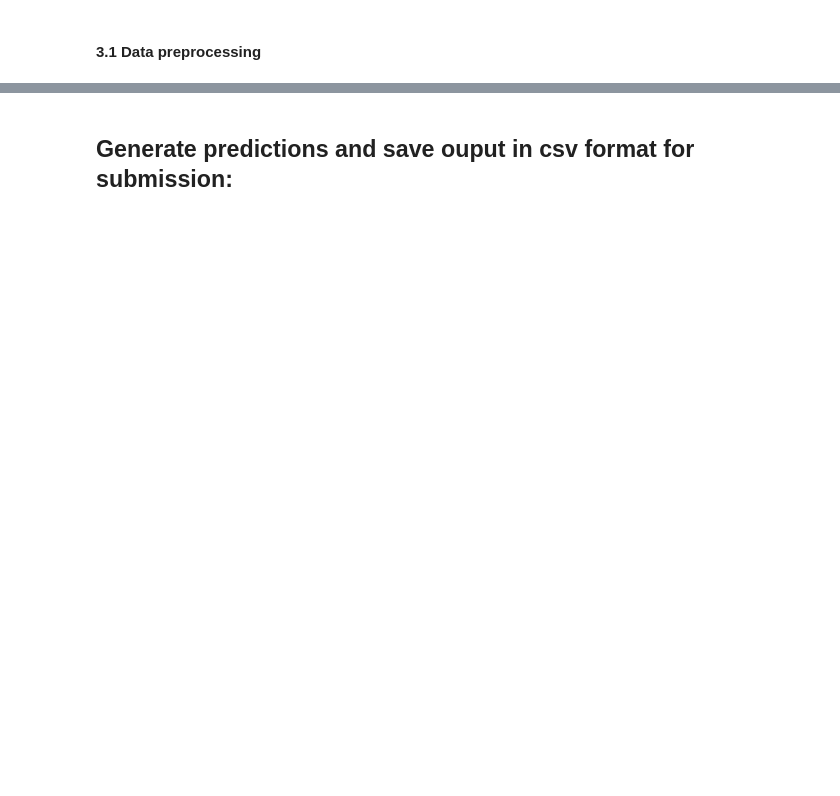
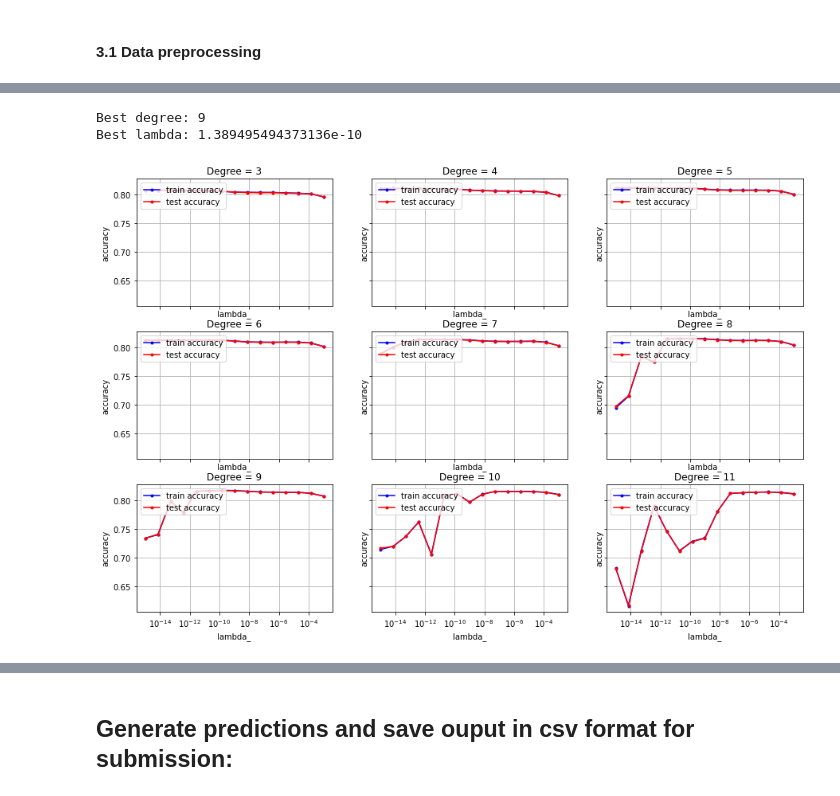
Before and after one commit to Noyt/ML2020_PR1, a Jupyter notebook: project1.ipynb, the cells around one changed output, grey strips where cells are left out. Cells and saved outputs as stored; diff of their text form; code cells hidden in the pictures; blank space fills up the shorter version.

```diff
--- a/project1.ipynb
+++ b/project1.ipynb
@@ -146,0 +175,3 @@ tx = mass_abs(tX)
+# %%
+# Removing the columns
+tx = np.delete(tx, [15, 18, 20], axis = 1)
@@ -147,3 +229,20 @@ tx = mass_abs(tX)
+# %%
+max_degree = 11
+degree_space = range(3, max_degree + 1)
+lambda_space = np.logspace(-15, -3, 15)
+best_degree, best_lambda = cross_validation_degree_and_param_search(y, tx, param_name='lambda_',
+                                                                    degree_space=degree_space,
+                                                                    param_space=lambda_space,
+                                                                    metric=compute_accuracy,
+                                                                    learning_model='ridge_regression',
+                                                                    add_offset=True,
+                                                                    k_fold=4)
+print('Best degree: {}'.format(best_degree))
+print('Best lambda: {}'.format(best_lambda))
+# %% [output]
+Best degree: 9
+Best lambda: 1.389495494373136e-10
+[figure, added]
 # %%
 kwargs = {}
 kwargs['lambda_'] = best_lambda
```
Also changed, not shown: parts of 43 cells of this notebook.
